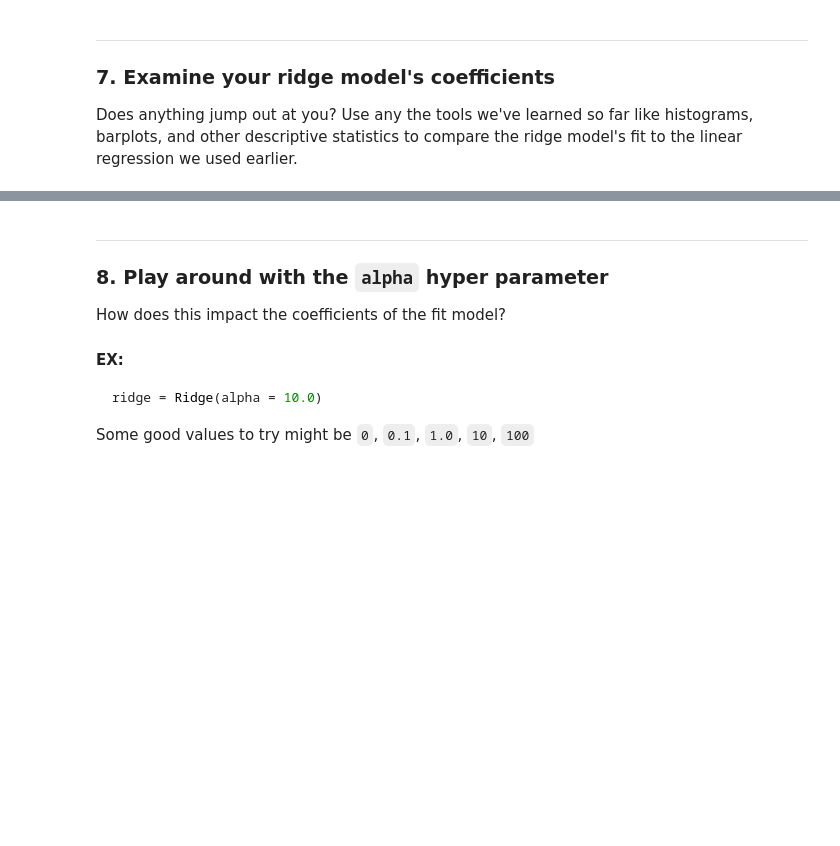
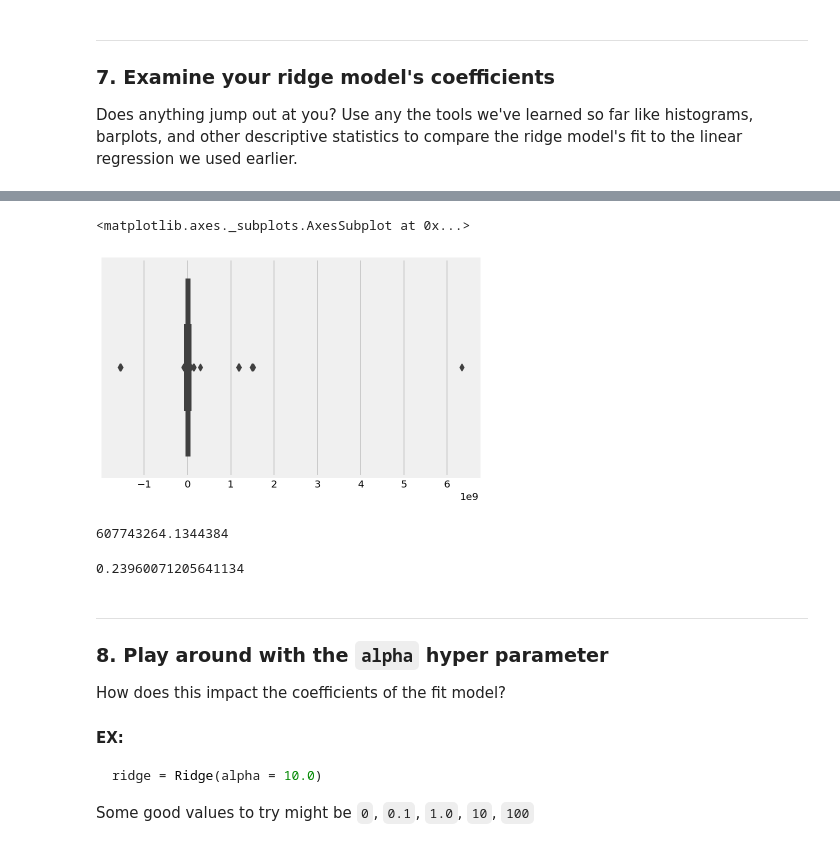
Before and after one commit to yangliu222/DS-SF-42, a Jupyter notebook: classes/08/notebooks/regression-regularization_kobe_shots-activity/kobe-shots-made-regularization-activity.ipynb, the cells around one changed output, grey strips where cells are left out. Cells and saved outputs as stored; diff of their text form; code cells hidden in the pictures; blank space fills up the shorter version.

```diff
--- a/classes/08/notebooks/regression-regularization_kobe_shots-activity/kobe-shots-made-regularization-activity.ipynb
+++ b/classes/08/notebooks/regression-regularization_kobe_shots-activity/kobe-shots-made-regularization-activity.ipynb
@@ -82,0 +206,11 @@ kobe = pd.read_csv('./datasets/kobe_superwide_games.csv')
+# %%
+# A:
+
+target = kobe[["SHOTS_MADE"]]
+
+X2 = kobe2
+y2 = target
+
+lm = LinearRegression()
+
+lm.fit(X2, y2)
@@ -82,0 +219,11 @@ kobe = pd.read_csv('./datasets/kobe_superwide_games.csv')
+# %%
+X_train2, X_test2, y_train2, y_test2 = train_test_split(X2, y2, test_size= 0.25)
+# %%
+lm = LinearRegression()
+lm.fit(X_train2, y_train2)
+
+lr_r2_train = lm.score(X_train2, y_train2)
+lr_r2_test = lm.score(X_test2, y_test2)
+
+print "R2 on train: {}".format(lr_r2_train)
+print "R2 on test {}".format(lr_r2_test)
@@ -104,3 +331,16 @@ Does anything jump out at you? Use any the tools we've learned so far like histo
+# %%
+sns.boxplot(lm.coef_)
+# %% [output]
+<matplotlib.axes._subplots.AxesSubplot at 0x...>
+[figure, added]
+# %%
+lm.coef_.std()
+# %% [output]
+607743264.1344384
+# %%
+rg.coef_.std()
+# %% [output]
+0.23960071205641134
 # %% [markdown]
 ---
 
```
Also changed, not shown: parts of 33 cells of this notebook, 2 other files.
